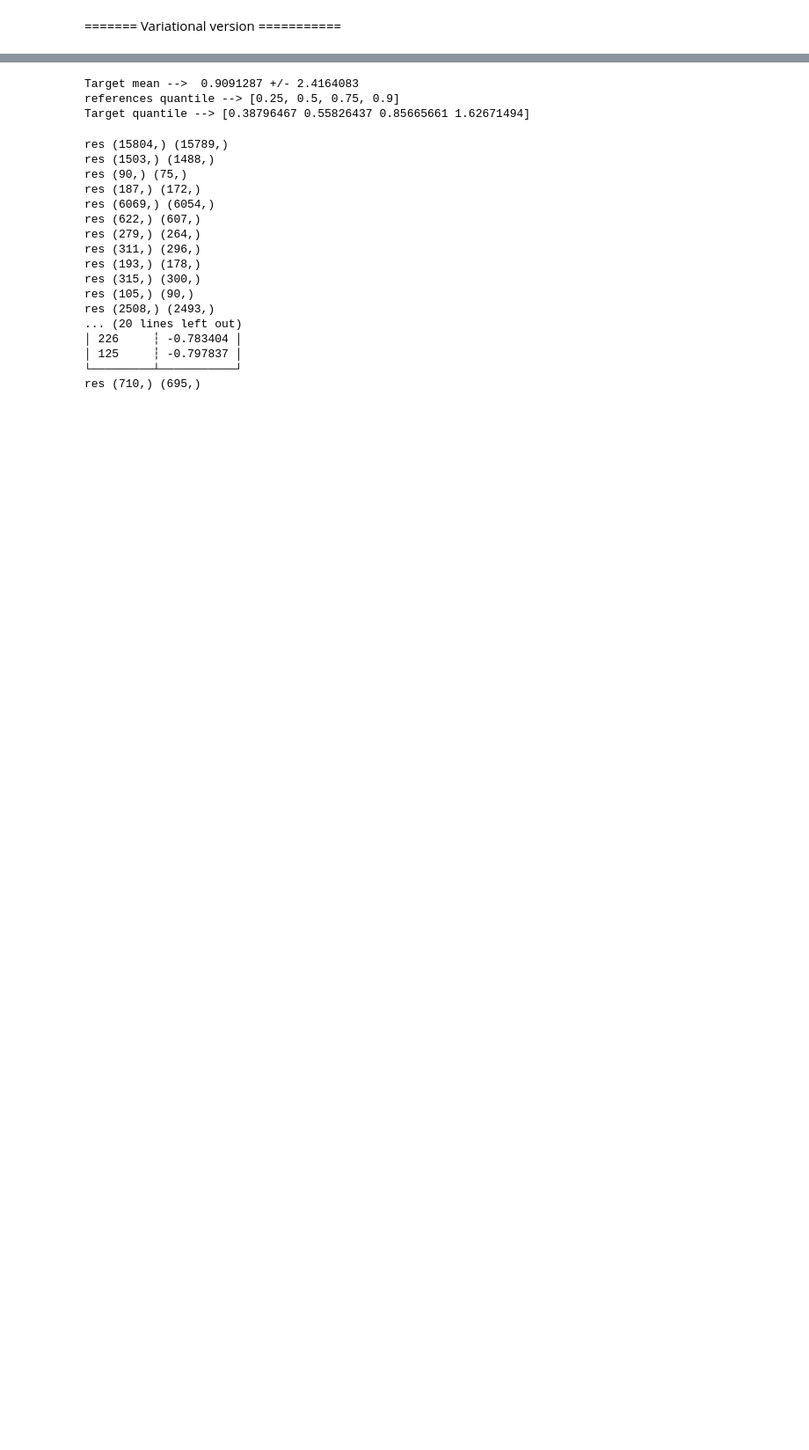
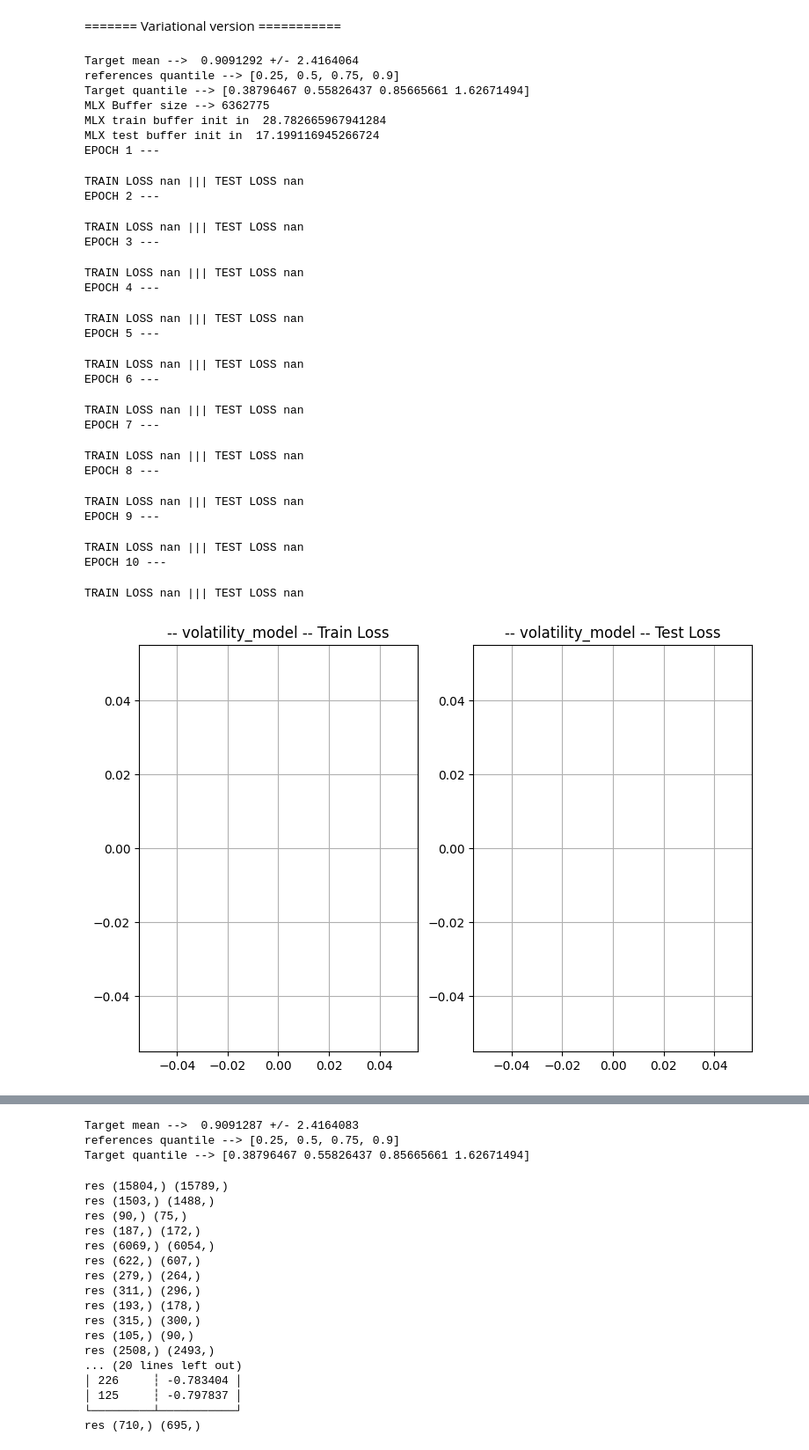
Before and after one commit to ArseneD10/clustering-euronext-trades, a Jupyter notebook: notebook.ipynb, the cells around one changed output, grey strips where cells are left out. Shown at 88% size. Drawn from its saved outputs; the diff is of its cells as text; code cells hidden in the pictures; blank space fills up the shorter version.

```diff
--- a/notebook.ipynb
+++ b/notebook.ipynb
@@ -123,33 +239,61 @@ KeyboardInterrupt:
 # %%
 
 from src.trainer import VolatilityTrainer
-from src.volatility_nn import VariationalVolatilityPredictor
+from src.volatility_nn import VariationalVolatilityEstimator
 from src.config import VolatilityConfig
 
 volatility_config = VolatilityConfig(
     hidden_size=32,
     activation=ReLU,
     dropout_rate=0.2
 )
 
 optimizer_config = OptimizerConfig(optimizer_name="adam", lr=1e-4)
-volatility_model = VariationalVolatilityPredictor(encoder_config=encoder_config, volatility_config=volatility_config)
+volatility_model = VariationalVolatilityEstimator(encoder_config=encoder_config, volatility_config=volatility_config)
 mx.eval(volatility_model.parameters())
 
 
 sequence_data = get_volatility_seq(dataset, categorical_col=CATEGORIAL_COLUMNS, continous_col=CONTINUOUS_COLUMNS, sq_size=SEQUENCE_SIZE)
 buffer = dx.buffer_from_vector(sequence_data)
 print(f"MLX Buffer size --> {len(buffer)}")
 
 trainer = VolatilityTrainer(model=volatility_model,
                             optim_config=optimizer_config,
                             buffer=buffer,
                             categorical_columns=CATEGORIAL_COLUMNS,
                             train_size=0.7,
                             batch_size=1024,
                             scale= VOLATILITY_SCALE)
 
 trainer.epoch(n_epoch=10,
               save_dir=SAVE_DIR,
               model_name="volatility_model",
               plot_chart=True)
+# %% [output]
+Target mean -->  0.9091292 +/- 2.4164064
+references quantile --> [0.25, 0.5, 0.75, 0.9]
+Target quantile --> [0.38796467 0.55826437 0.85665661 1.62671494]
+MLX Buffer size --> 6362775
+MLX train buffer init in  28.782665967941284
+MLX test buffer init in  17.199116945266724
+EPOCH 1 ---
+TRAIN LOSS nan ||| TEST LOSS nan
+EPOCH 2 ---
+TRAIN LOSS nan ||| TEST LOSS nan
+EPOCH 3 ---
+TRAIN LOSS nan ||| TEST LOSS nan
+EPOCH 4 ---
+TRAIN LOSS nan ||| TEST LOSS nan
+EPOCH 5 ---
+TRAIN LOSS nan ||| TEST LOSS nan
+EPOCH 6 ---
+TRAIN LOSS nan ||| TEST LOSS nan
+EPOCH 7 ---
+TRAIN LOSS nan ||| TEST LOSS nan
+EPOCH 8 ---
+TRAIN LOSS nan ||| TEST LOSS nan
+EPOCH 9 ---
+TRAIN LOSS nan ||| TEST LOSS nan
+EPOCH 10 ---
+TRAIN LOSS nan ||| TEST LOSS nan
+[figure, added]
```
Also changed, not shown: parts of 14 cells of this notebook, 8 other files.
